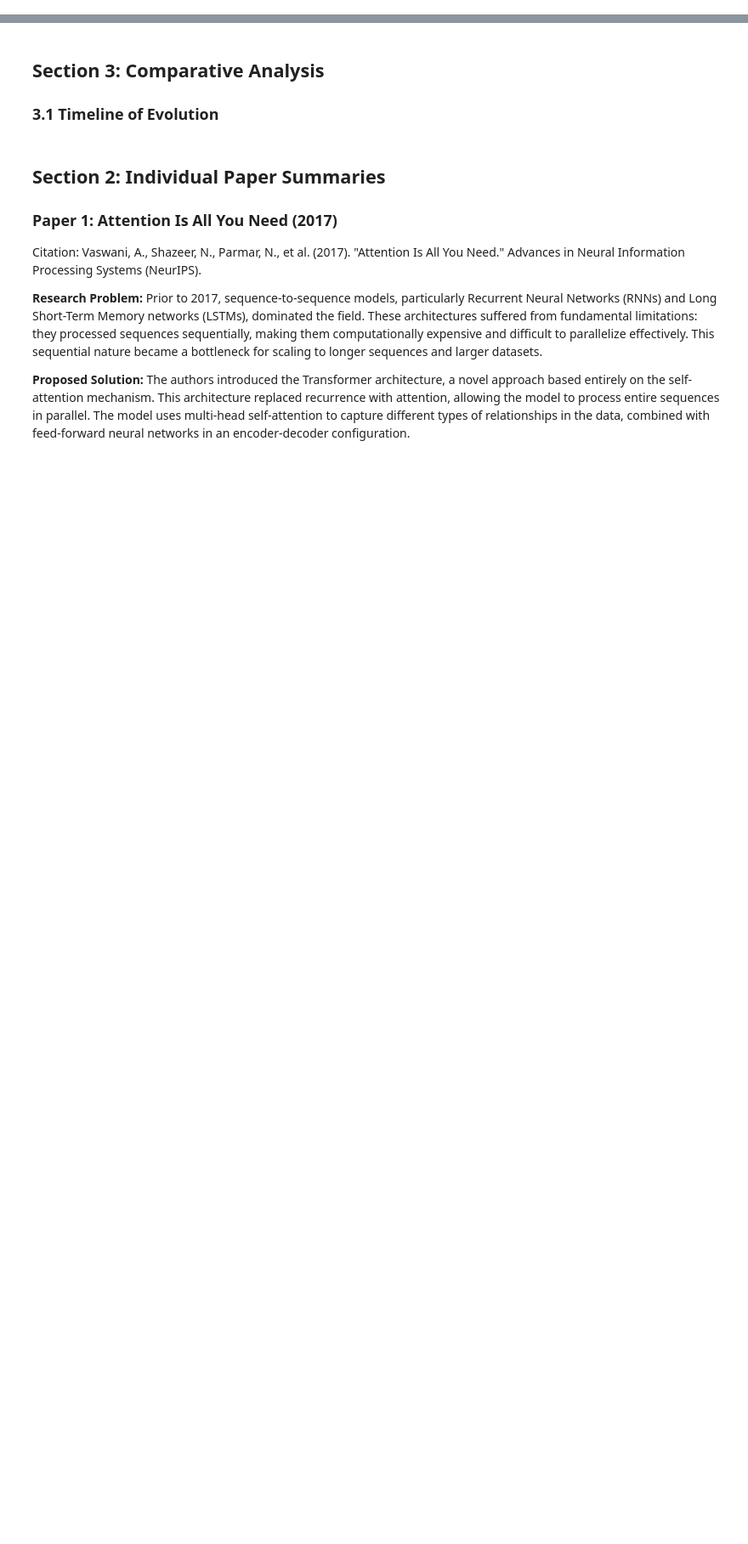
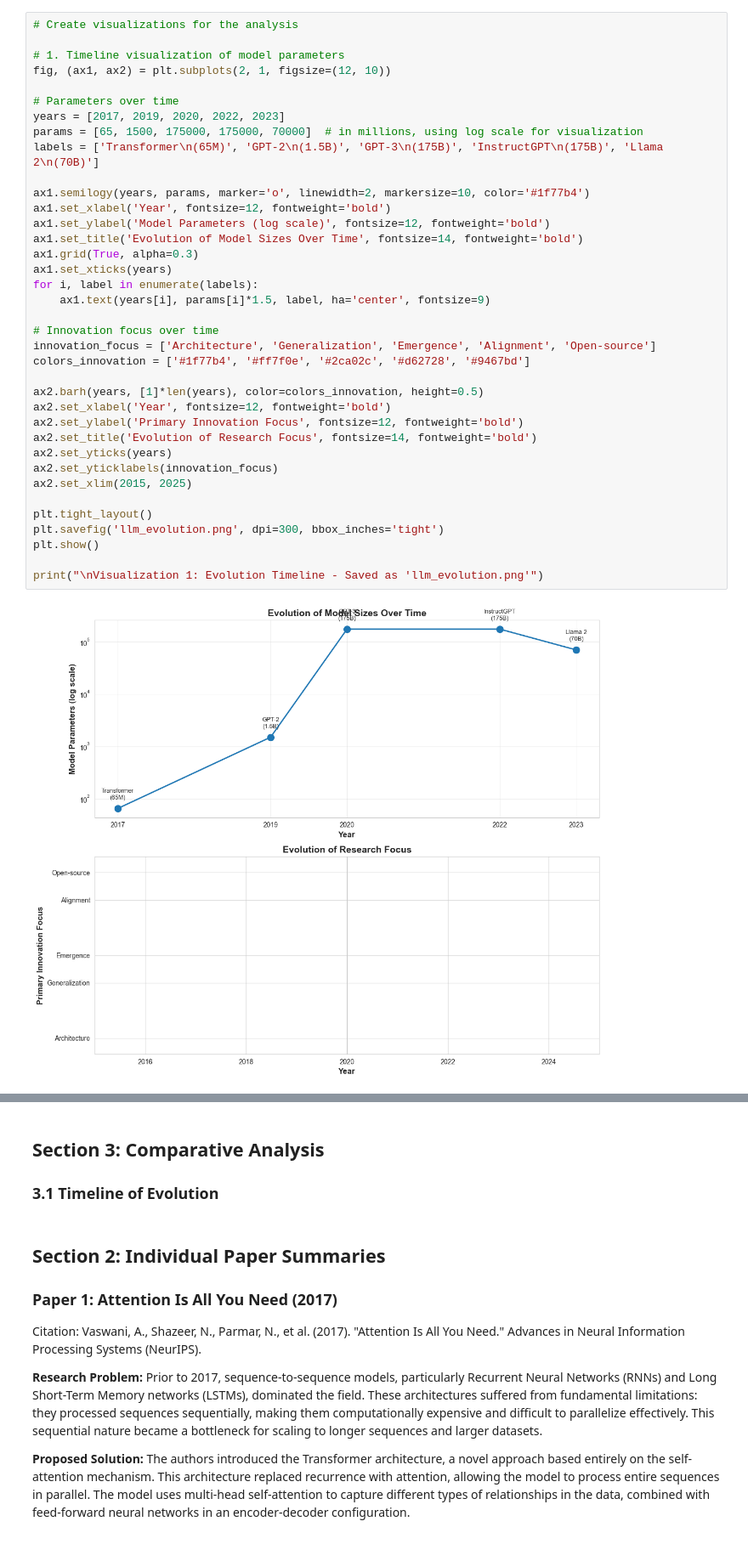
Before and after one commit to HoussamCS/GeeksProgramProgram2, a Jupyter notebook: week_11/day_6/mini_project/mini_project.ipynb, the cells around one changed output, grey strips where cells are left out. Shown at 85% size. Drawn from its saved outputs; the diff is of its cells as text; blank space fills up the shorter version.

```diff
--- a/week_11/day_6/mini_project/mini_project.ipynb
+++ b/week_11/day_6/mini_project/mini_project.ipynb
@@ -0,0 +96,39 @@
+# %%
+# Create visualizations for the analysis
+
+# 1. Timeline visualization of model parameters
+fig, (ax1, ax2) = plt.subplots(2, 1, figsize=(12, 10))
+
+# Parameters over time
+years = [2017, 2019, 2020, 2022, 2023]
+params = [65, 1500, 175000, 175000, 70000]  # in millions, using log scale for visualization
+labels = ['Transformer\n(65M)', 'GPT-2\n(1.5B)', 'GPT-3\n(175B)', 'InstructGPT\n(175B)', 'Llama 2\n(70B)']
+
+ax1.semilogy(years, params, marker='o', linewidth=2, markersize=10, color='#1f77b4')
+ax1.set_xlabel('Year', fontsize=12, fontweight='bold')
+ax1.set_ylabel('Model Parameters (log scale)', fontsize=12, fontweight='bold')
+ax1.set_title('Evolution of Model Sizes Over Time', fontsize=14, fontweight='bold')
+ax1.grid(True, alpha=0.3)
+ax1.set_xticks(years)
+for i, label in enumerate(labels):
+    ax1.text(years[i], params[i]*1.5, label, ha='center', fontsize=9)
+
+# Innovation focus over time
+innovation_focus = ['Architecture', 'Generalization', 'Emergence', 'Alignment', 'Open-source']
+colors_innovation = ['#1f77b4', '#ff7f0e', '#2ca02c', '#d62728', '#9467bd']
+
+ax2.barh(years, [1]*len(years), color=colors_innovation, height=0.5)
+ax2.set_xlabel('Year', fontsize=12, fontweight='bold')
+ax2.set_ylabel('Primary Innovation Focus', fontsize=12, fontweight='bold')
+ax2.set_title('Evolution of Research Focus', fontsize=14, fontweight='bold')
+ax2.set_yticks(years)
+ax2.set_yticklabels(innovation_focus)
+ax2.set_xlim(2015, 2025)
+
+plt.tight_layout()
+plt.savefig('llm_evolution.png', dpi=300, bbox_inches='tight')
+plt.show()
+
+print("\nVisualization 1: Evolution Timeline - Saved as 'llm_evolution.png'")
+# %% [output]
+[figure, added]
```
Also changed, not shown: parts of 4 cells of this notebook, 2 other files.
